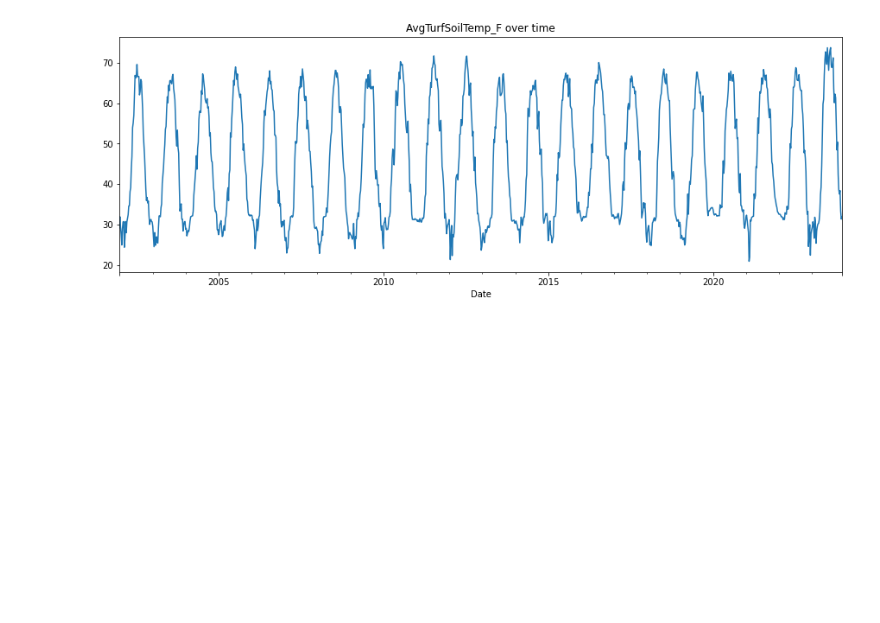
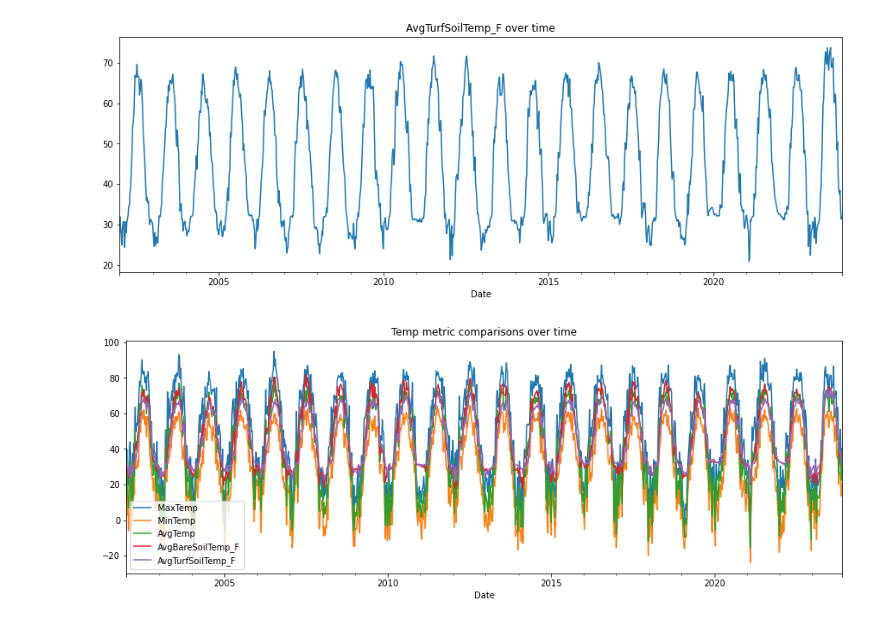
Before and after one commit to jbaumgit/Time-Series-Weather-Forcast-for-Corn-Growth-Degree-Days-in-ND, a Jupyter notebook: EDA_notebook.ipynb, the cells around one changed output. Saved outputs shown, nothing was run; the diff lists cells and outputs as text; code cells hidden in the pictures; blank space fills up the shorter version.

Commit message:
graphed comparison of diff temp metrics

```diff
--- a/EDA_notebook.ipynb
+++ b/EDA_notebook.ipynb
@@ -118,3 +118,11 @@ df_temps["AvgTurfSoilTemp_F"].plot(ax=ax)
 ax.set_title("AvgTurfSoilTemp_F over time");
 # %% [output]
 [figure]
+# %%
+df_num = df_temps[["MaxTemp", "MinTemp", "AvgTemp", "AvgBareSoilTemp_F", "AvgTurfSoilTemp_F"]]
+# %%
+fig, ax = plt.subplots(figsize=(15, 5))
+df_num.plot(ax=ax)
+ax.set_title("Temp metric comparisons over time");
+# %% [output]
+[figure, added]
```
Also changed, not shown: parts of 3 cells of this notebook.
